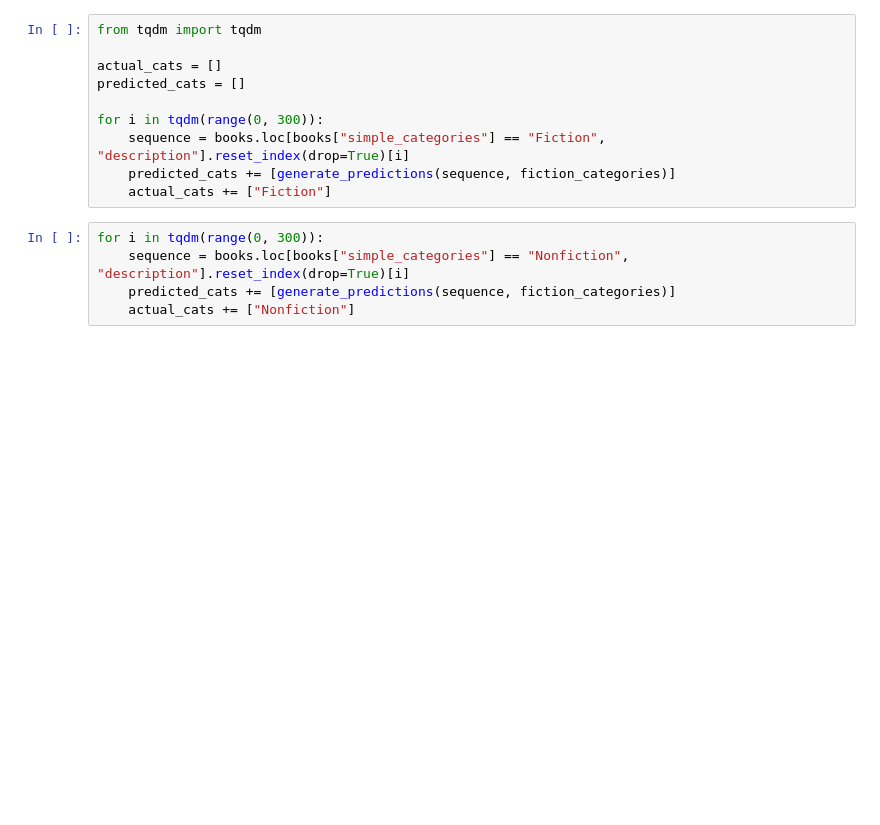
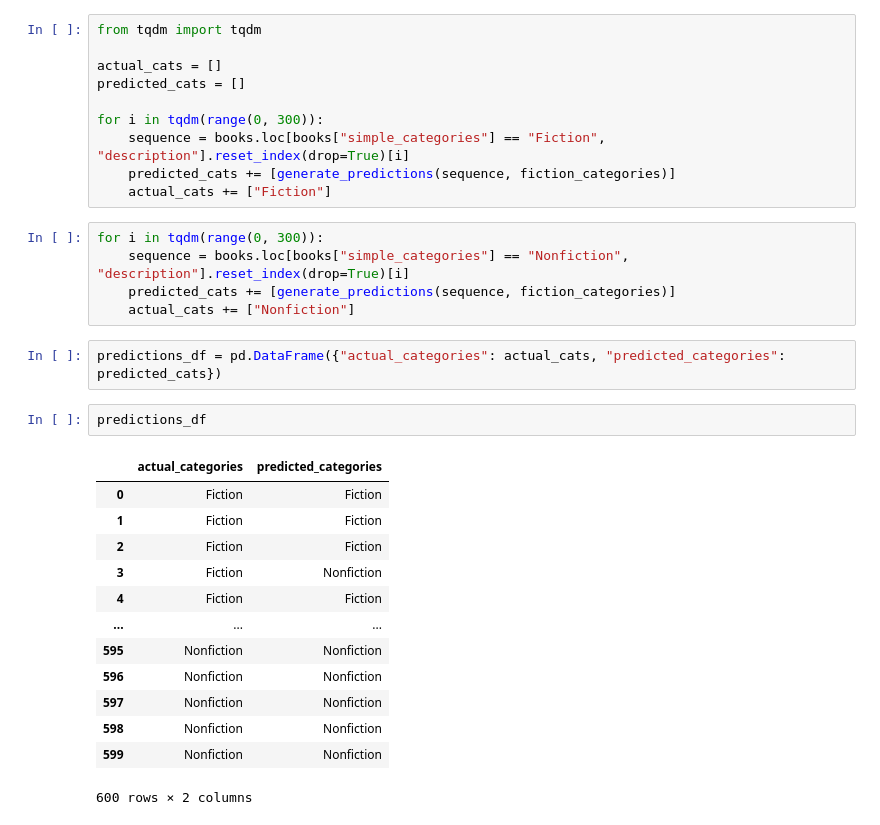
Before and after one commit to dibikadahal/Semantic-Book-Recommender, a Jupyter notebook: book-recommender/text-classification.ipynb, the cells around one changed output. Saved outputs shown, nothing was run; the diff lists cells and outputs as text; blank space fills up the shorter version.

Commit message:
two categories stored in pandas DataFrame

```diff
--- a/book-recommender/text-classification.ipynb
+++ b/book-recommender/text-classification.ipynb
@@ -159,3 +159,21 @@ for i in tqdm(range(0, 300)):
     sequence = books.loc[books["simple_categories"] == "Nonfiction", "description"].reset_index(drop=True)[i]
     predicted_cats += [generate_predictions(sequence, fiction_categories)]
     actual_cats += ["Nonfiction"]
+# %%
+predictions_df = pd.DataFrame({"actual_categories": actual_cats, "predicted_categories": predicted_cats})
+# %%
+predictions_df
+# %% [output]
+|  | actual_categories | predicted_categories |
+| 0 | Fiction | Fiction |
+| 1 | Fiction | Fiction |
+| 2 | Fiction | Fiction |
+| 3 | Fiction | Nonfiction |
+| 4 | Fiction | Fiction |
+| ... | ... | ... |
+| 595 | Nonfiction | Nonfiction |
+| 596 | Nonfiction | Nonfiction |
+| 597 | Nonfiction | Nonfiction |
+| 598 | Nonfiction | Nonfiction |
+| 599 | Nonfiction | Nonfiction |
+600 rows × 2 columns
```
